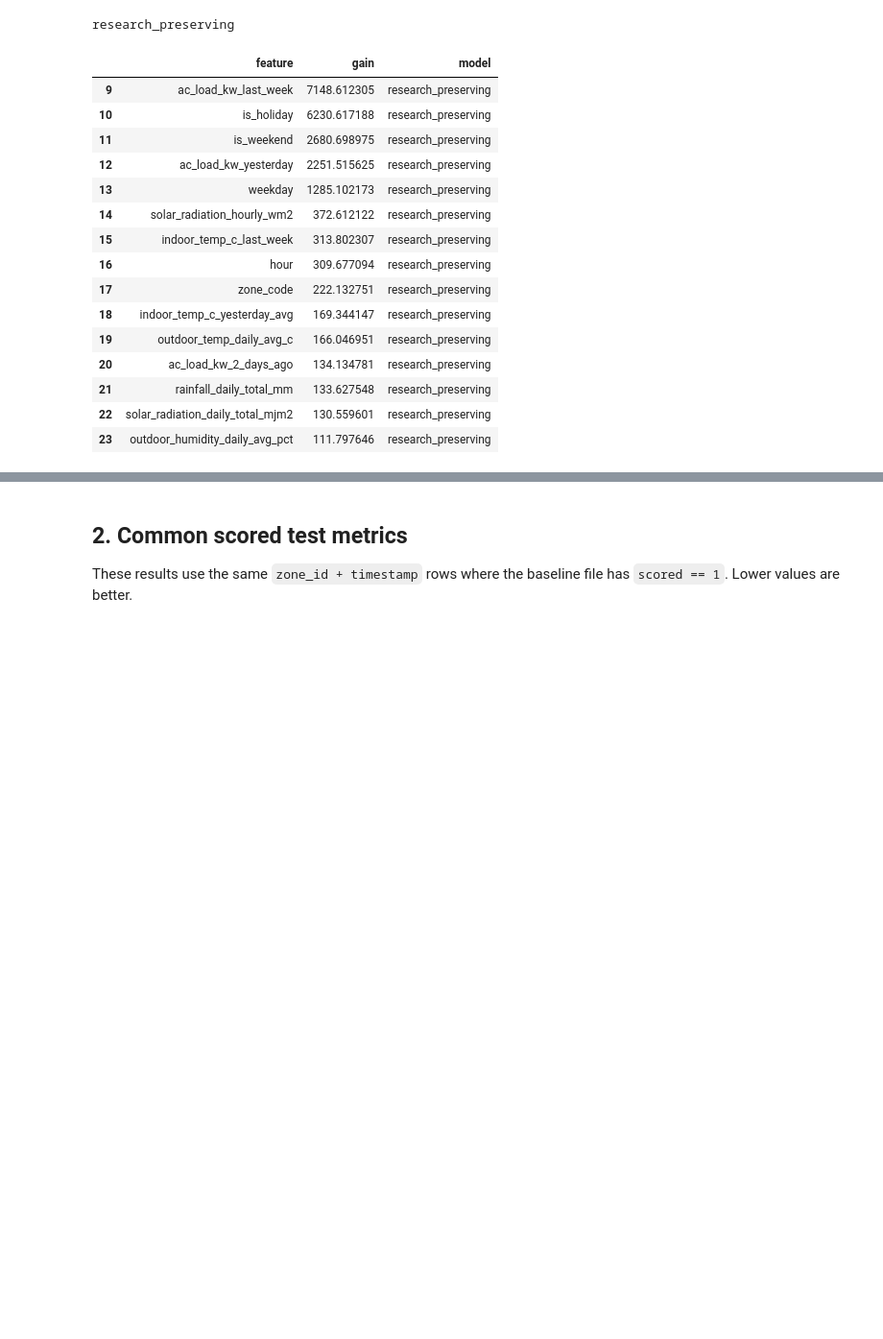
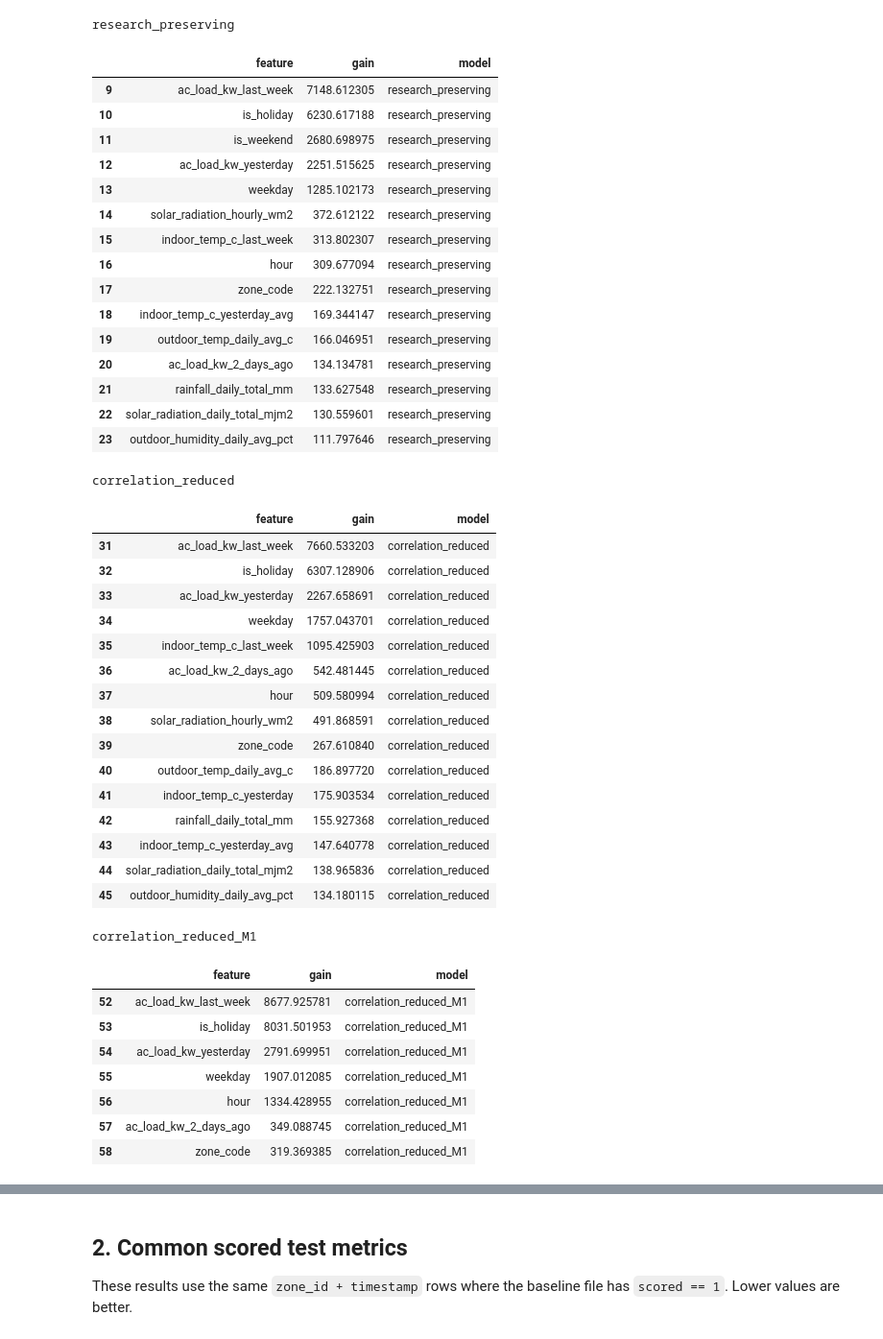
Before and after one commit to rionang2024/is4001, a Jupyter notebook: Qn_B/4-XGBoost/Final_Model_Selection.ipynb, the cells around one changed output, grey strips where cells are left out. Shown at 96% size. Drawn from its saved outputs; the diff is of its cells as text; code cells hidden in the pictures; blank space fills up the shorter version.

```diff
--- a/Qn_B/4-XGBoost/Final_Model_Selection.ipynb
+++ b/Qn_B/4-XGBoost/Final_Model_Selection.ipynb
@@ -39,37 +58,63 @@ The existing M4 gain ranking showed low gain for hourly rainfall, several humidi
 # %%
 importance=pd.concat([
-    pd.read_csv(FINAL/'accuracy_first/feature_importance.csv').assign(model='accuracy_first'),
-    pd.read_csv(FINAL/'research_preserving/feature_importance.csv').assign(model='research_preserving')
+    pd.read_csv(FINAL/f'{model}/feature_importance.csv').assign(model=model)
+    for model in definitions['definitions']
 ],ignore_index=True)
 for model in importance.model.unique():
     print(model)
     display(importance[importance.model.eq(model)].sort_values('gain',ascending=False).head(15))
 # %% [output]
 accuracy_first
 |  | feature | gain | model |
 | 0 | ac_load_kw_last_week | 12615.795898 | accuracy_first |
 | 1 | is_holiday | 11758.485352 | accuracy_first |
 | 2 | is_weekend | 4035.730225 | accuracy_first |
 | 3 | ac_load_kw_yesterday | 3250.302246 | accuracy_first |
 | 4 | weekday | 1464.544922 | accuracy_first |
 | 5 | hour | 1317.722412 | accuracy_first |
 | 6 | zone_code | 288.546478 | accuracy_first |
 | 7 | ac_load_kw_2_days_ago | 269.744080 | accuracy_first |
 | 8 | floor | 213.256714 | accuracy_first |
 research_preserving
 |  | feature | gain | model |
 | 9 | ac_load_kw_last_week | 7148.612305 | research_preserving |
 | 10 | is_holiday | 6230.617188 | research_preserving |
 | 11 | is_weekend | 2680.698975 | research_preserving |
 | 12 | ac_load_kw_yesterday | 2251.515625 | research_preserving |
 | 13 | weekday | 1285.102173 | research_preserving |
 | 14 | solar_radiation_hourly_wm2 | 372.612122 | research_preserving |
 | 15 | indoor_temp_c_last_week | 313.802307 | research_preserving |
 | 16 | hour | 309.677094 | research_preserving |
 | 17 | zone_code | 222.132751 | research_preserving |
 | 18 | indoor_temp_c_yesterday_avg | 169.344147 | research_preserving |
 | 19 | outdoor_temp_daily_avg_c | 166.046951 | research_preserving |
 | 20 | ac_load_kw_2_days_ago | 134.134781 | research_preserving |
 | 21 | rainfall_daily_total_mm | 133.627548 | research_preserving |
 | 22 | solar_radiation_daily_total_mjm2 | 130.559601 | research_preserving |
 | 23 | outdoor_humidity_daily_avg_pct | 111.797646 | research_preserving |
+correlation_reduced
+|  | feature | gain | model |
+| 31 | ac_load_kw_last_week | 7660.533203 | correlation_reduced |
+| 32 | is_holiday | 6307.128906 | correlation_reduced |
+| 33 | ac_load_kw_yesterday | 2267.658691 | correlation_reduced |
+| 34 | weekday | 1757.043701 | correlation_reduced |
+| 35 | indoor_temp_c_last_week | 1095.425903 | correlation_reduced |
+| 36 | ac_load_kw_2_days_ago | 542.481445 | correlation_reduced |
+| 37 | hour | 509.580994 | correlation_reduced |
+| 38 | solar_radiation_hourly_wm2 | 491.868591 | correlation_reduced |
+| 39 | zone_code | 267.610840 | correlation_reduced |
+| 40 | outdoor_temp_daily_avg_c | 186.897720 | correlation_reduced |
+| 41 | indoor_temp_c_yesterday | 175.903534 | correlation_reduced |
+| 42 | rainfall_daily_total_mm | 155.927368 | correlation_reduced |
+| 43 | indoor_temp_c_yesterday_avg | 147.640778 | correlation_reduced |
+| 44 | solar_radiation_daily_total_mjm2 | 138.965836 | correlation_reduced |
+| 45 | outdoor_humidity_daily_avg_pct | 134.180115 | correlation_reduced |
+correlation_reduced_M1
+|  | feature | gain | model |
+| 52 | ac_load_kw_last_week | 8677.925781 | correlation_reduced_M1 |
+| 53 | is_holiday | 8031.501953 | correlation_reduced_M1 |
+| 54 | ac_load_kw_yesterday | 2791.699951 | correlation_reduced_M1 |
+| 55 | weekday | 1907.012085 | correlation_reduced_M1 |
+| 56 | hour | 1334.428955 | correlation_reduced_M1 |
+| 57 | ac_load_kw_2_days_ago | 349.088745 | correlation_reduced_M1 |
+| 58 | zone_code | 319.369385 | correlation_reduced_M1 |
```
Also changed, not shown: parts of 11 cells of this notebook, 51 other files.
